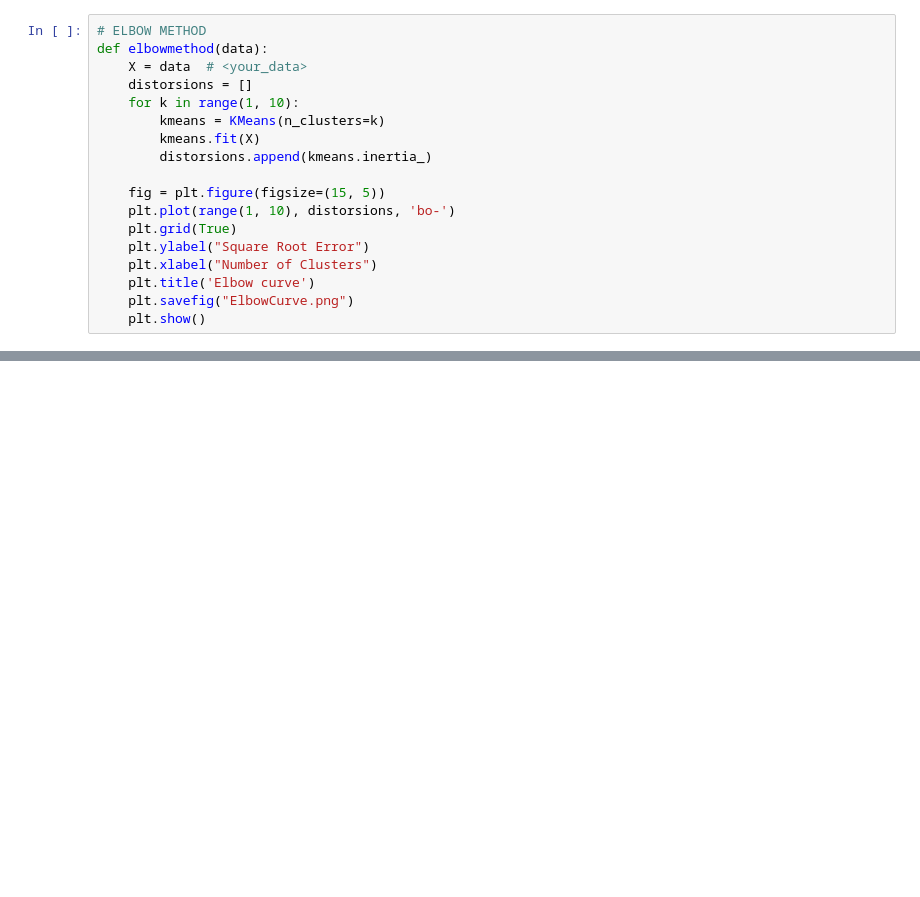
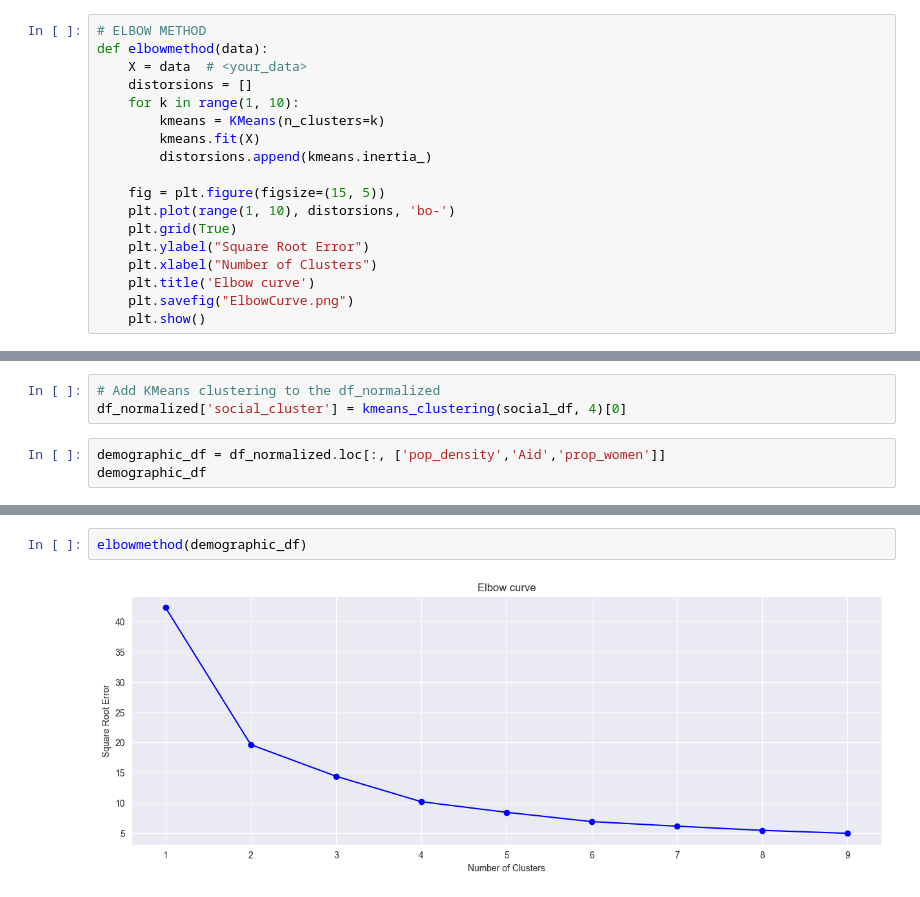
Before and after one commit to DarianOthman/SSP, a Jupyter notebook: SSP_project.ipynb, the cells around one changed output, grey strips where cells are left out. Cells and saved outputs as stored; diff of their text form; blank space fills up the shorter version.

```diff
--- a/SSP_project.ipynb
+++ b/SSP_project.ipynb
@@ -171,0 +299,6 @@ labels:  [3 3 3 1 1 1 1 3 0 0 1 4 4 4 4 1 4 4 4 3 4 4 4 4 4 4 3 4 4 3 1 1 1 4 4
+# %%
+# Add KMeans clustering to the df_normalized
+df_normalized['social_cluster'] = kmeans_clustering(social_df, 4)[0]
+# %%
+demographic_df = df_normalized.loc[:, ['pop_density','Aid','prop_women']]
+demographic_df
@@ -171,0 +319,4 @@ labels:  [3 3 3 1 1 1 1 3 0 0 1 4 4 4 4 1 4 4 4 3 4 4 4 4 4 4 3 4 4 3 1 1 1 4 4
+# %%
+elbowmethod(demographic_df)
+# %% [output]
+[figure, added]
```
Also changed, not shown: parts of 54 cells of this notebook.
